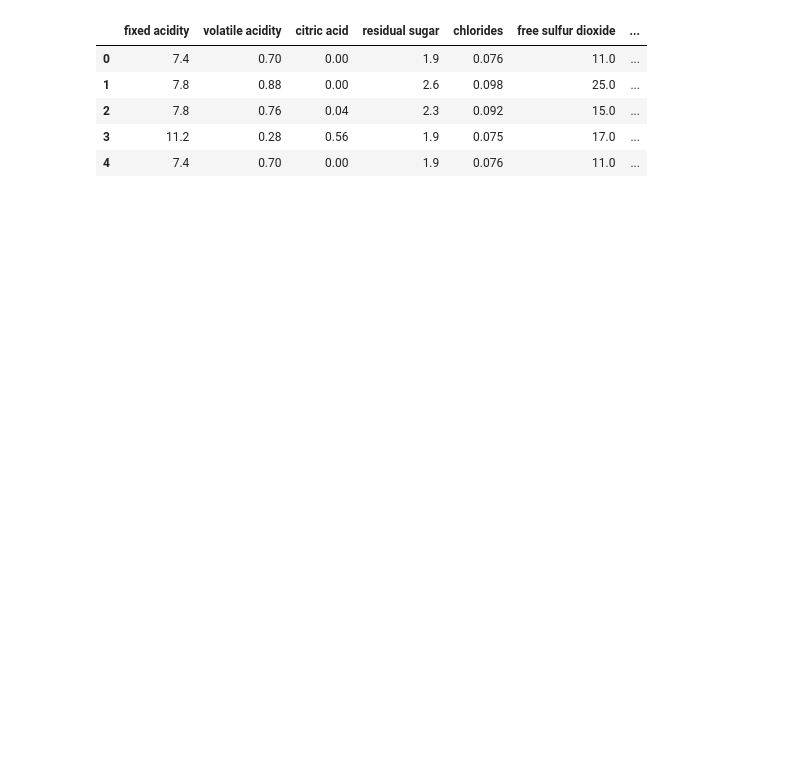
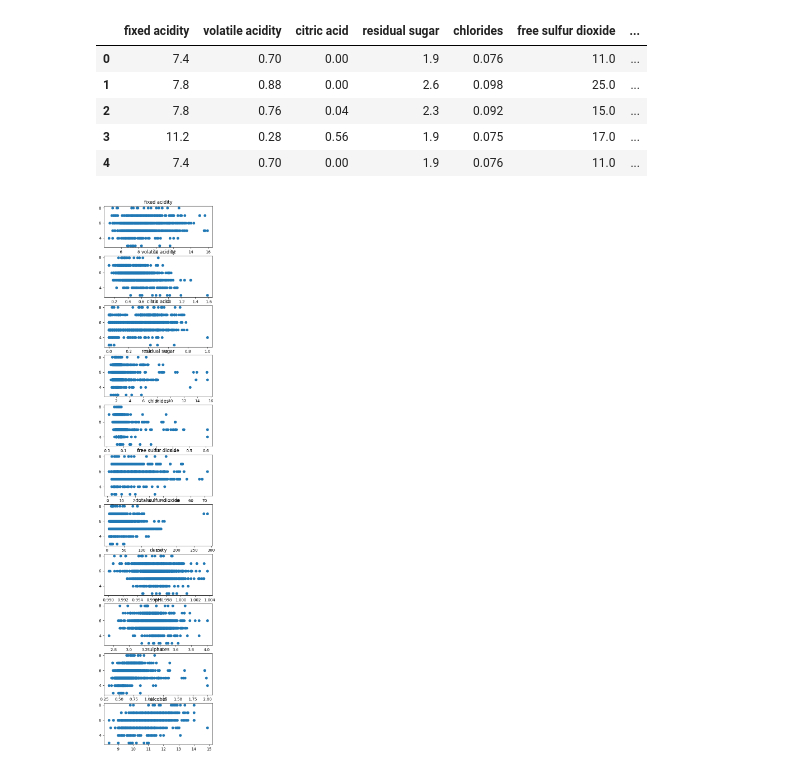
Before and after one commit to garlicnooodles/supervised-learning, a Jupyter notebook: Wine/notebooks/EDA.ipynb, the cells around one changed output. Cells and saved outputs as stored; diff of their text form; code cells hidden in the pictures; blank space fills up the shorter version.

```diff
--- a/Wine/notebooks/EDA.ipynb
+++ b/Wine/notebooks/EDA.ipynb
@@ -17,3 +17,12 @@ raw_data.head()
 | 2 | 7.8 | 0.76 | 0.04 | 2.3 | 0.092 | 15.0 | ... |
 | 3 | 11.2 | 0.28 | 0.56 | 1.9 | 0.075 | 17.0 | ... |
 | 4 | 7.4 | 0.70 | 0.00 | 1.9 | 0.076 | 11.0 | ... |
+# %%
+fig,ax=plt.subplots(11,1, figsize=(5,25))
+i=0
+for col in ['fixed acidity','volatile acidity','citric acid','residual sugar','chlorides','free sulfur dioxide','total sulfur dioxide','density','pH','sulphates','alcohol']:
+    ax[i].scatter(raw_data[col],raw_data['quality'])
+    ax[i].set_title(col)
+    i+=1
+# %% [output]
+[figure, added]
```
Also changed, not shown: parts of 4 cells of this notebook, 3 other files.
